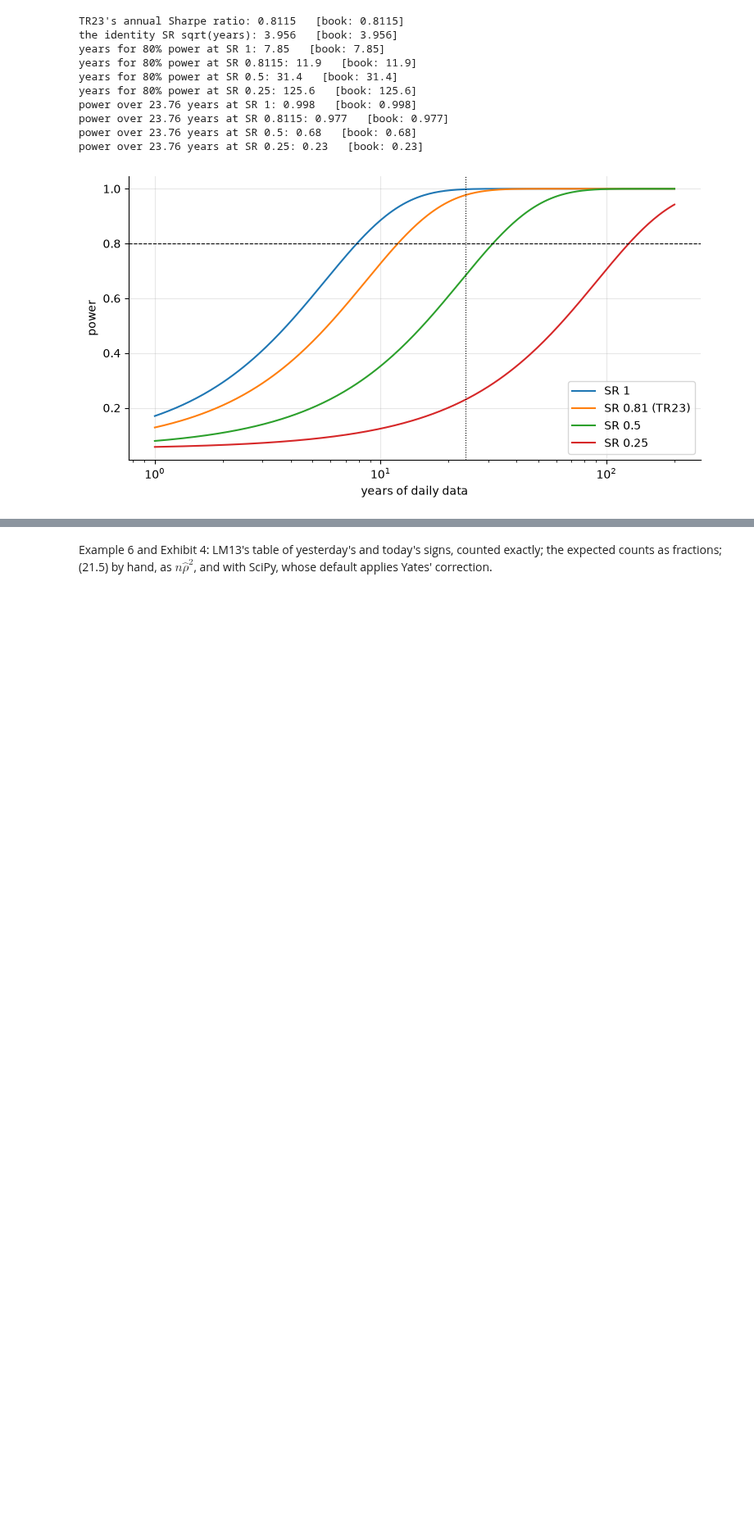
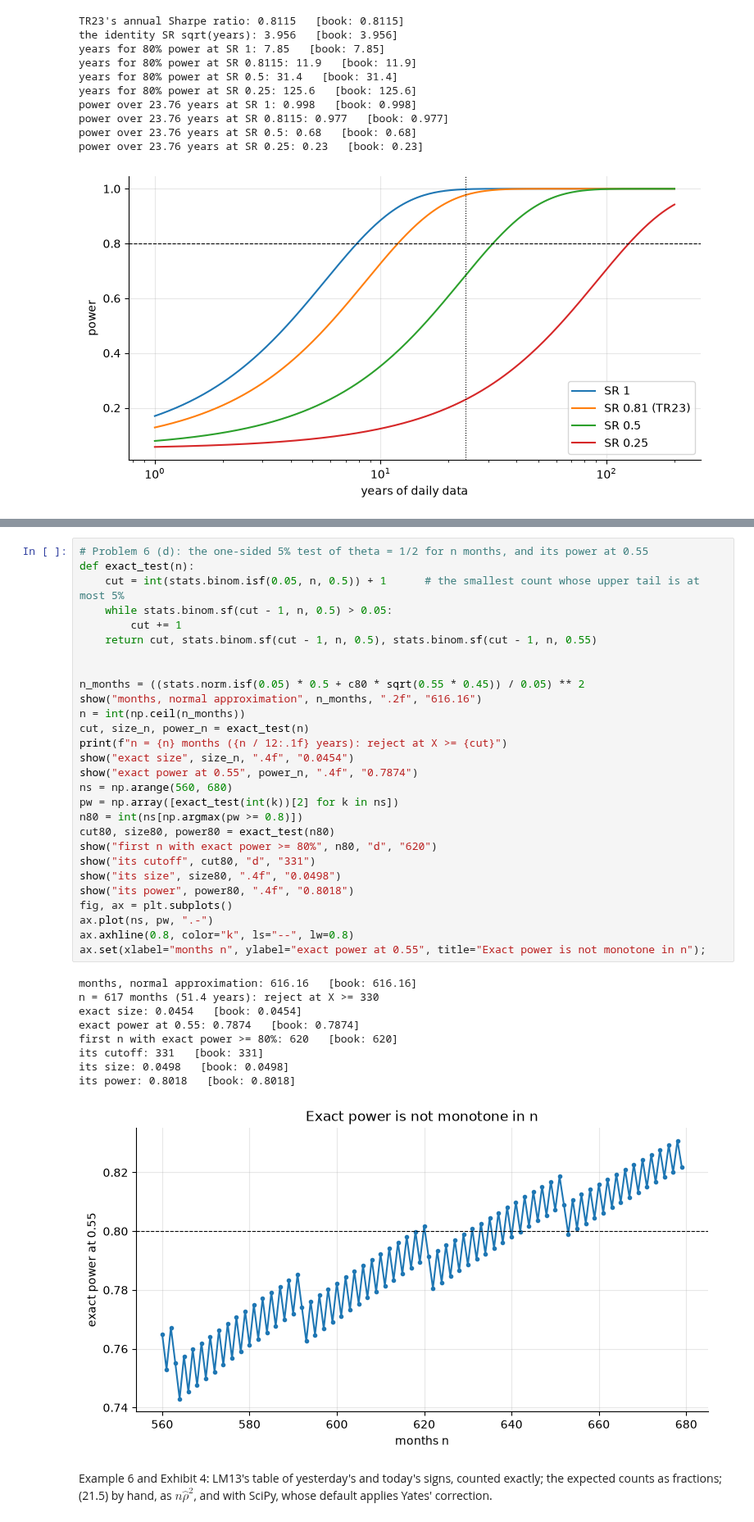
Before and after one commit to Benjamin-Teng/Quant-math-for-beginner, a Jupyter notebook: labs/LM21_lab/LM21_lab.ipynb, the cells around one changed output, grey strips where cells are left out. Shown at 82% size. Saved outputs shown, nothing was run; the diff lists cells and outputs as text; blank space fills up the shorter version.

```diff
--- a/labs/LM21_lab/LM21_lab.ipynb
+++ b/labs/LM21_lab/LM21_lab.ipynb
@@ -304,3 +299,41 @@ exact power at 0.55: 0.7874   [book: 0.7874]
+# %%
+# Problem 6 (d): the one-sided 5% test of theta = 1/2 for n months, and its power at 0.55
+def exact_test(n):
+    cut = int(stats.binom.isf(0.05, n, 0.5)) + 1      # the smallest count whose upper tail is at most 5%
+    while stats.binom.sf(cut - 1, n, 0.5) > 0.05:
+        cut += 1
+    return cut, stats.binom.sf(cut - 1, n, 0.5), stats.binom.sf(cut - 1, n, 0.55)
+
+
+n_months = ((stats.norm.isf(0.05) * 0.5 + c80 * sqrt(0.55 * 0.45)) / 0.05) ** 2
+show("months, normal approximation", n_months, ".2f", "616.16")
+n = int(np.ceil(n_months))
+cut, size_n, power_n = exact_test(n)
+print(f"n = {n} months ({n / 12:.1f} years): reject at X >= {cut}")
+show("exact size", size_n, ".4f", "0.0454")
+show("exact power at 0.55", power_n, ".4f", "0.7874")
+ns = np.arange(560, 680)
+pw = np.array([exact_test(int(k))[2] for k in ns])
+n80 = int(ns[np.argmax(pw >= 0.8)])
+cut80, size80, power80 = exact_test(n80)
+show("first n with exact power >= 80%", n80, "d", "620")
+show("its cutoff", cut80, "d", "331")
+show("its size", size80, ".4f", "0.0498")
+show("its power", power80, ".4f", "0.8018")
+fig, ax = plt.subplots()
+ax.plot(ns, pw, ".-")
+ax.axhline(0.8, color="k", ls="--", lw=0.8)
+ax.set(xlabel="months n", ylabel="exact power at 0.55", title="Exact power is not monotone in n");
+# %% [output]
+months, normal approximation: 616.16   [book: 616.16]
+n = 617 months (51.4 years): reject at X >= 330
+exact size: 0.0454   [book: 0.0454]
+exact power at 0.55: 0.7874   [book: 0.7874]
+first n with exact power >= 80%: 620   [book: 620]
+its cutoff: 331   [book: 331]
+its size: 0.0498   [book: 0.0498]
+its power: 0.8018   [book: 0.8018]
+[figure, added]
 # %% [markdown]
 Example 6 and Exhibit 4: LM13's table of yesterday's and today's signs, counted exactly; the expected counts as fractions; (21.5) by hand, as $n\hat\rho^2$, and with SciPy, whose default applies Yates' correction.
 # %%
```
Also changed, not shown: parts of 11 cells of this notebook, 49 other files.
